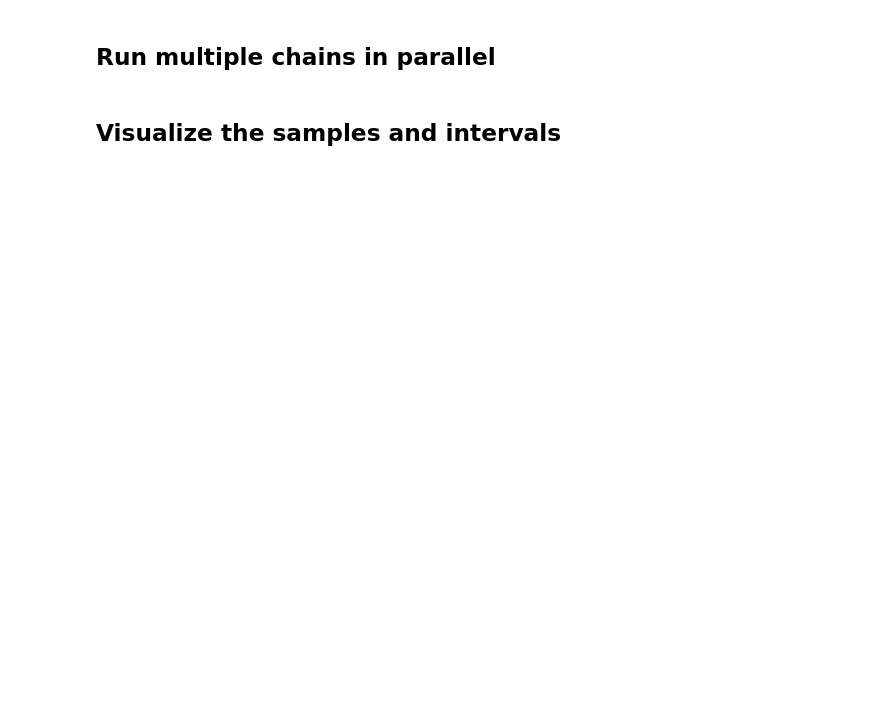
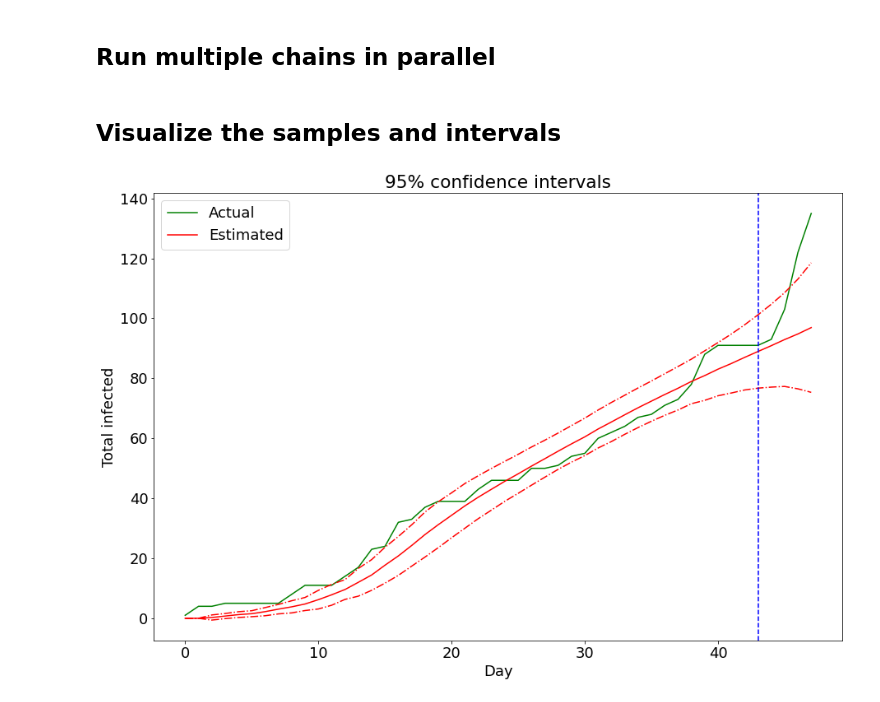
Before and after one commit to WadhwaniAI/covid-modelling, a Jupyter notebook: notebooks/seir/[TRY] metropolis.ipynb, the cells around one changed output. Drawn from its saved outputs; the diff is of its cells as text; code cells hidden in the pictures; blank space fills up the shorter version.

```diff
--- a/notebooks/seir/[TRY] metropolis.ipynb
+++ b/notebooks/seir/[TRY] metropolis.ipynb
@@ -210,0 +251,4 @@ default_params = optimiser.init_default_params(data_split)
+# %%
+visualize()
+# %% [output]
+[figure, added]
```
Also changed, not shown: parts of 9 cells of this notebook.
